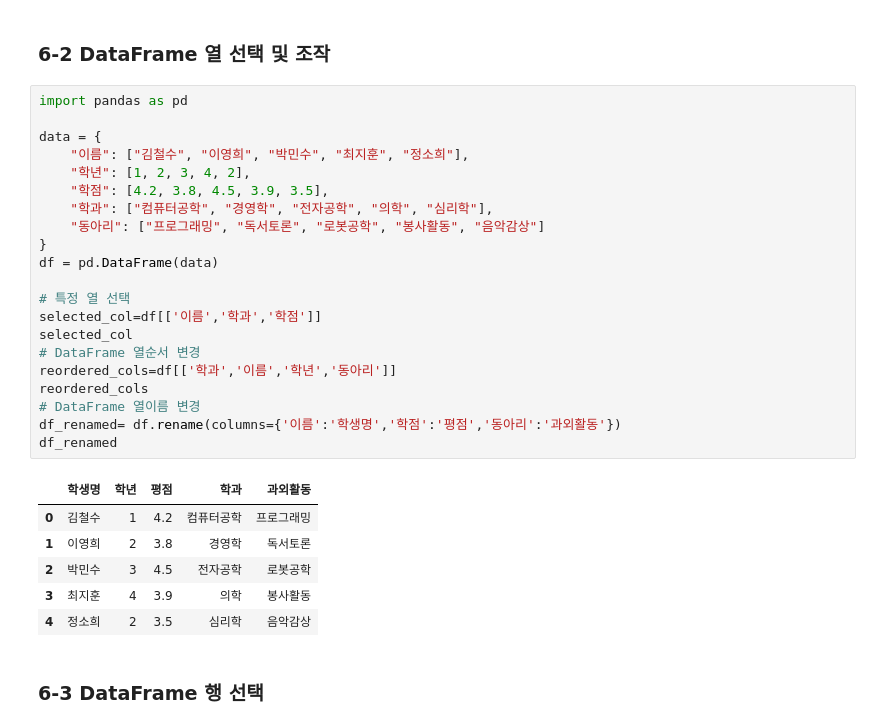
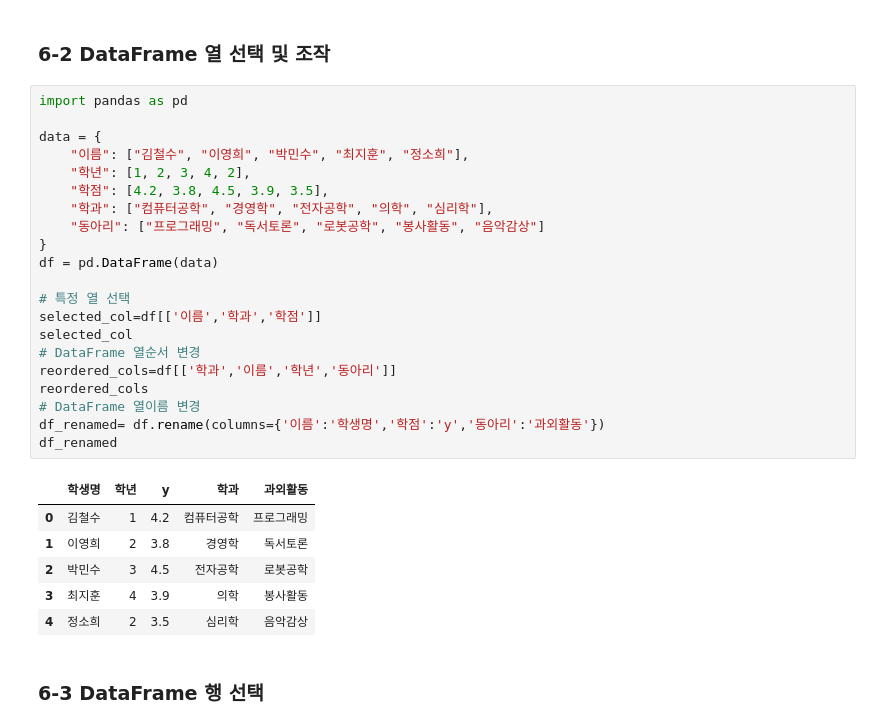
Before and after one commit to junshikpark/Data-Analysis-with-Open-Source, a Jupyter notebook: 오픈소스_데이터_분석_6강.ipynb, the cells around one changed output. Drawn from its saved outputs; the diff is of its cells as text.

```diff
--- a/오픈소스_데이터_분석_6강.ipynb
+++ b/오픈소스_데이터_분석_6강.ipynb
@@ -33,26 +42,26 @@ AttributeError: 'DataFrame' object has no attribute 'decribe'
 # %%
 import pandas as pd
 
 data = {
     "이름": ["김철수", "이영희", "박민수", "최지훈", "정소희"],
     "학년": [1, 2, 3, 4, 2],
     "학점": [4.2, 3.8, 4.5, 3.9, 3.5],
     "학과": ["컴퓨터공학", "경영학", "전자공학", "의학", "심리학"],
     "동아리": ["프로그래밍", "독서토론", "로봇공학", "봉사활동", "음악감상"]
 }
 df = pd.DataFrame(data)
 
 # 특정 열 선택
 selected_col=df[['이름','학과','학점']]
 selected_col
 # DataFrame 열순서 변경
 reordered_cols=df[['학과','이름','학년','동아리']]
 reordered_cols
 # DataFrame 열이름 변경
-df_renamed= df.rename(columns={'이름':'학생명','학점':'평점','동아리':'과외활동'})
+df_renamed= df.rename(columns={'이름':'학생명','학점':'y','동아리':'과외활동'})
 df_renamed
 # %% [output]
-|  | 학생명 | 학년 | 평점 | 학과 | 과외활동 |
+|  | 학생명 | 학년 | y | 학과 | 과외활동 |
 | 0 | 김철수 | 1 | 4.2 | 컴퓨터공학 | 프로그래밍 |
 | 1 | 이영희 | 2 | 3.8 | 경영학 | 독서토론 |
 | 2 | 박민수 | 3 | 4.5 | 전자공학 | 로봇공학 |
```
Also changed, not shown: parts of 7 cells of this notebook.
